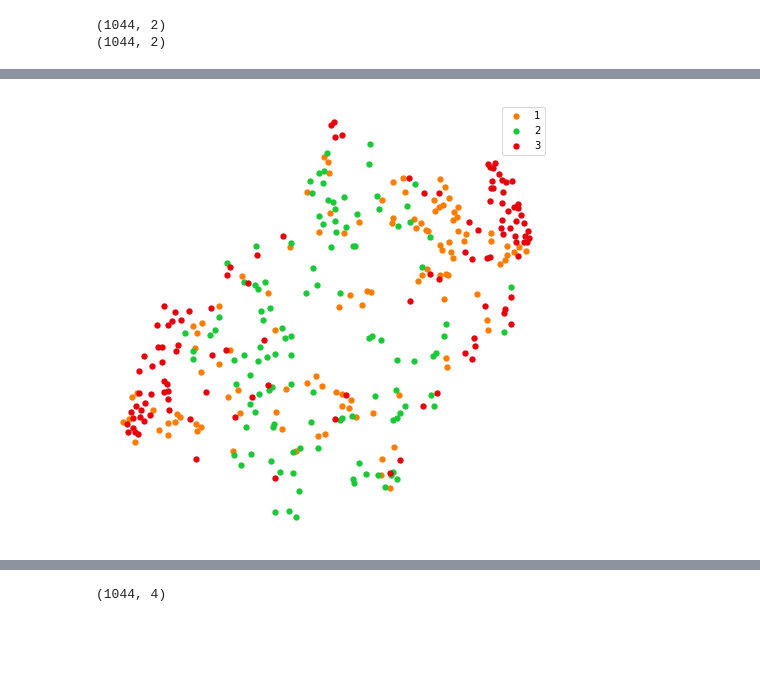
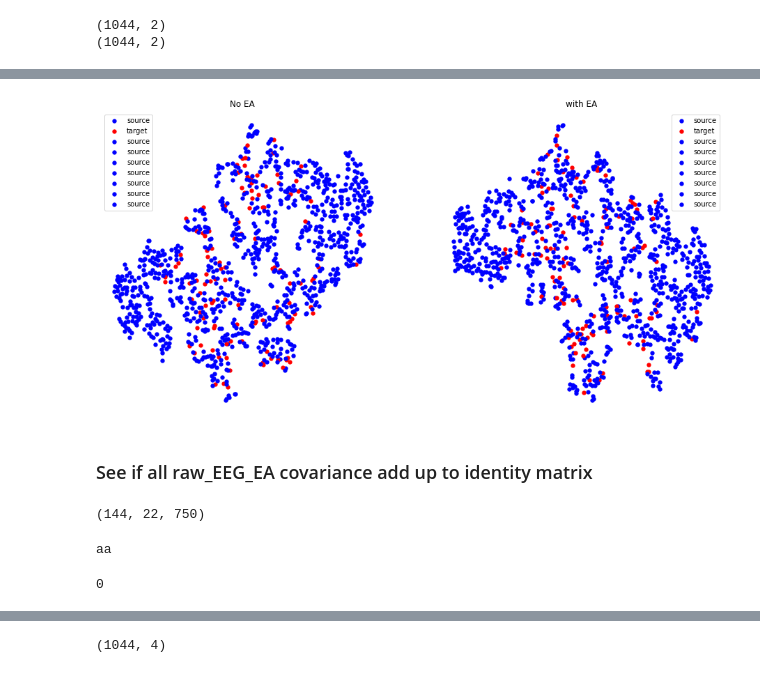
Before and after one commit to orvindemsy/EA-wLTL, a Jupyter notebook: EA+weighted_TL.ipynb, the cells around one changed output, grey strips where cells are left out. Saved outputs shown, nothing was run; the diff lists cells and outputs as text; code cells hidden in the pictures; blank space fills up the shorter version.

```diff
--- a/EA+weighted_TL.ipynb
+++ b/EA+weighted_TL.ipynb
@@ -941,13 +1049,33 @@ plt.show()
-# %%
-f = plt.figure(figsize=(8, 8))
-ax = plt.subplot(aspect='equal')
-
-for i in np.unique(list_subj)[:3]:
-    sc = ax.scatter(X_embed[list_subj==i][:, 0], X_embed[list_subj==i][:, 1], lw=0, s=40, color=palette[i], label=i)
-    ax.legend()
-    ax.axis('off')
-    ax.axis('tight')
-
-plt.show()
-# %% [output]
-[figure, removed]
+# %%
+# Let's set the subject 1 as target
+fig, (ax0, ax1) = plt.subplots(1, 2, figsize=(16, 8))
+
+colorlist = {
+    'tgt' : 'red',
+    'src' : 'blue'
+}
+
+for i in np.unique(list_subj):
+    ax0.set_title('No EA')
+    if i == 2:
+        ax0.scatter(X_sne[list_subj==i][:, 0], X_sne[list_subj==i][:, 1], lw=0, s=40, color=colorlist['tgt'], label='target')
+    else:
+        ax0.scatter(X_sne[list_subj==i][:, 0], X_sne[list_subj==i][:, 1], lw=0, s=40, color=colorlist['src'], label='source')
+    ax0.legend()
+    ax0.axis('off')
+    ax0.axis('tight')
+
+    ax1.set_title('with EA')
+    if i == 2:
+        ax1.scatter(X_sne_EA[list_subj==i][:, 0], X_sne_EA[list_subj==i][:, 1], lw=0, s=40, color=colorlist['tgt'], label='target')
+    else:
+        ax1.scatter(X_sne_EA[list_subj==i][:, 0], X_sne_EA[list_subj==i][:, 1], lw=0, s=40, color=colorlist['src'], label='source')
+    ax1.legend()
+    ax1.axis('off')
+    ax1.axis('tight')
+
+plt.show()
+# %% [output]
+[figure, added]
+# %% [markdown]
+### See if all raw_EEG_EA covariance add up to identity matrix
@@ -953,0 +1084,18 @@ plt.show()
+# %%
+both.shape
+# %% [output]
+(144, 22, 750)
+# %%
+all_trials = np.array([])
+all_trials_EA = np.array([])
+
+if (len(all_trials) and len(all_trials_EA)) == 0:
+    print('aa')
+else:
+    print('b')
+# %% [output]
+aa
+# %%
+len(all_trials_EA)
+# %% [output]
+0
```
Also changed, not shown: parts of 27 cells of this notebook, 1 other file.
